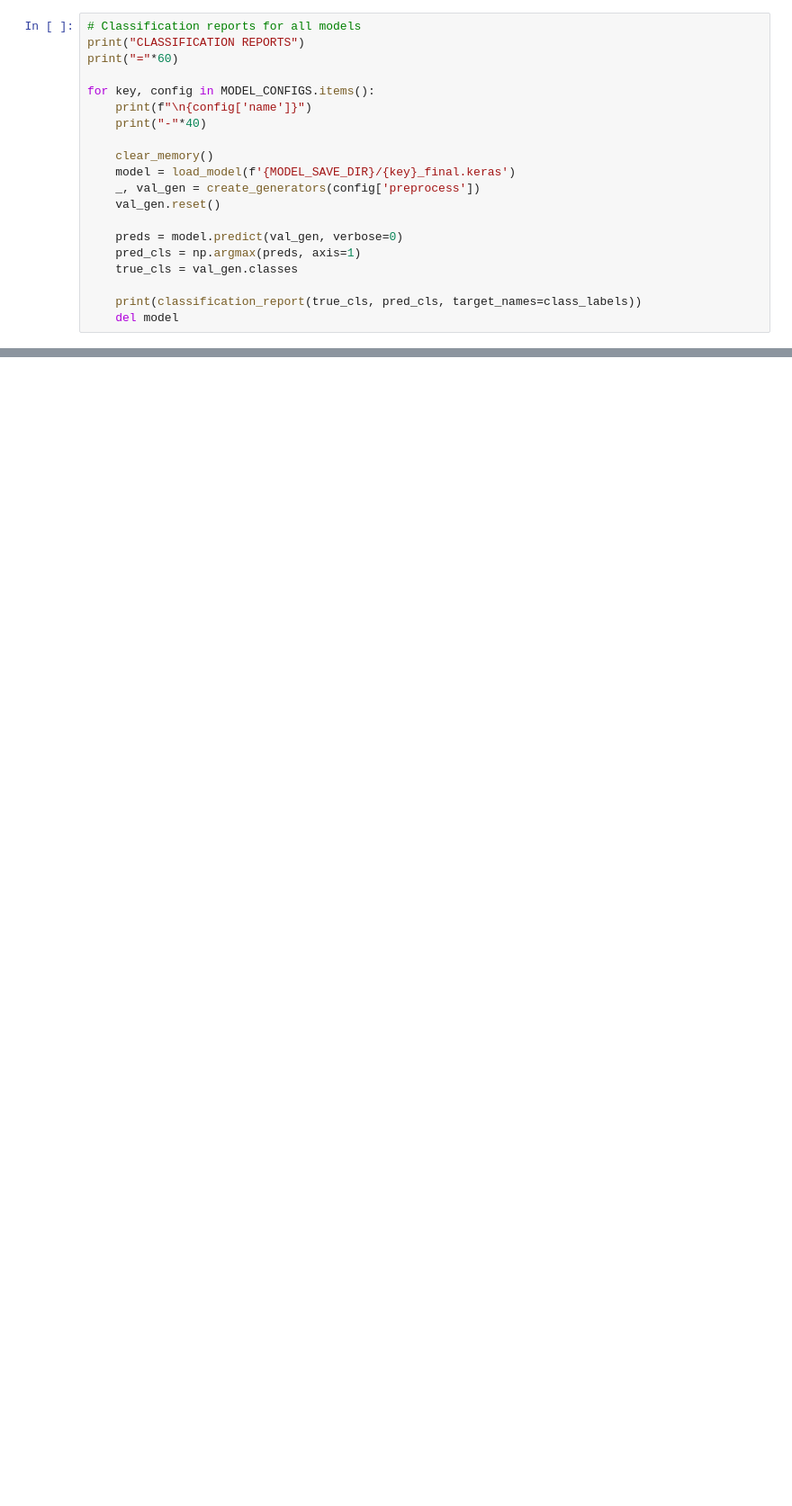
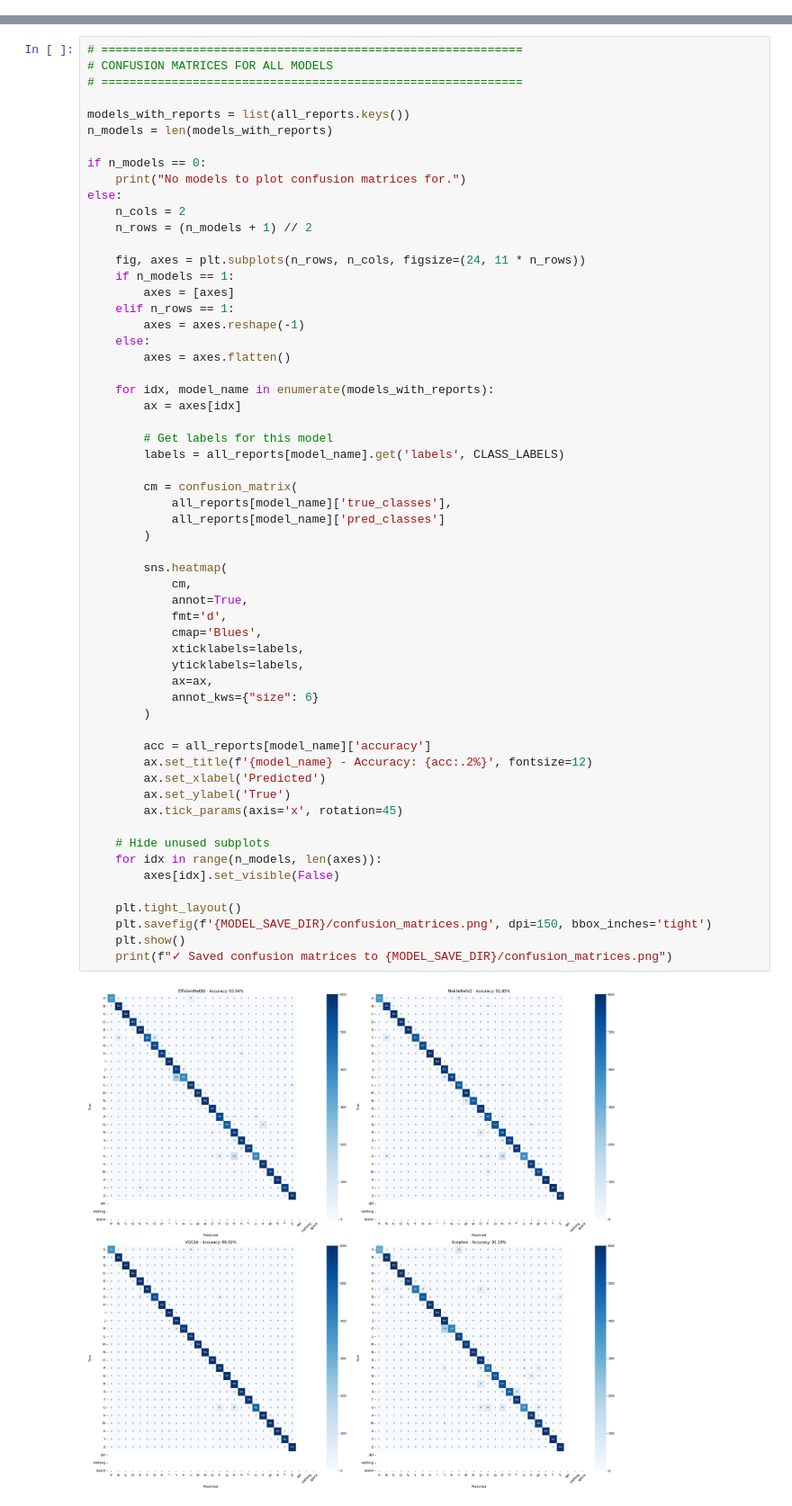
Before and after one commit to Pzalms/ASL-CODE, a Jupyter notebook: notebooks/asl_model_training.ipynb, the cells around one changed output, grey strips where cells are left out. Shown at 90% size. Cells and saved outputs as stored; diff of their text form; blank space fills up the shorter version.

```diff
--- a/notebooks/asl_model_training.ipynb
+++ b/notebooks/asl_model_training.ipynb
@@ -208,20 +485,0 @@ plt.show()
-# %%
-# Classification reports for all models
-print("CLASSIFICATION REPORTS")
-print("="*60)
-
-for key, config in MODEL_CONFIGS.items():
-    print(f"\n{config['name']}")
-    print("-"*40)
-
-    clear_memory()
-    model = load_model(f'{MODEL_SAVE_DIR}/{key}_final.keras')
-    _, val_gen = create_generators(config['preprocess'])
-    val_gen.reset()
-
-    preds = model.predict(val_gen, verbose=0)
-    pred_cls = np.argmax(preds, axis=1)
-    true_cls = val_gen.classes
-
-    print(classification_report(true_cls, pred_cls, target_names=class_labels))
-    del model
@@ -302,0 +637,60 @@ print(f"   Accuracy: {results[best_key]['val_acc']:.2%}")
+# %%
+# ============================================================
+# CONFUSION MATRICES FOR ALL MODELS
+# ============================================================
+
+models_with_reports = list(all_reports.keys())
+n_models = len(models_with_reports)
+
+if n_models == 0:
+    print("No models to plot confusion matrices for.")
+else:
+    n_cols = 2
+    n_rows = (n_models + 1) // 2
+
+    fig, axes = plt.subplots(n_rows, n_cols, figsize=(24, 11 * n_rows))
+    if n_models == 1:
+        axes = [axes]
+    elif n_rows == 1:
+        axes = axes.reshape(-1)
+    else:
+        axes = axes.flatten()
+
+    for idx, model_name in enumerate(models_with_reports):
+        ax = axes[idx]
+
+        # Get labels for this model
+        labels = all_reports[model_name].get('labels', CLASS_LABELS)
+
+        cm = confusion_matrix(
+            all_reports[model_name]['true_classes'],
+            all_reports[model_name]['pred_classes']
+        )
+
+        sns.heatmap(
+            cm,
+            annot=True,
+            fmt='d',
+            cmap='Blues',
+            xticklabels=labels,
+            yticklabels=labels,
+            ax=ax,
+            annot_kws={"size": 6}
+        )
+
+        acc = all_reports[model_name]['accuracy']
+        ax.set_title(f'{model_name} - Accuracy: {acc:.2%}', fontsize=12)
+        ax.set_xlabel('Predicted')
+        ax.set_ylabel('True')
+        ax.tick_params(axis='x', rotation=45)
+
+    # Hide unused subplots
+    for idx in range(n_models, len(axes)):
+        axes[idx].set_visible(False)
+
+    plt.tight_layout()
+    plt.savefig(f'{MODEL_SAVE_DIR}/confusion_matrices.png', dpi=150, bbox_inches='tight')
+    plt.show()
+    print(f"✓ Saved confusion matrices to {MODEL_SAVE_DIR}/confusion_matrices.png")
+# %% [output]
+[figure, added]
```
Also changed, not shown: parts of 29 cells of this notebook, 14 other files.
